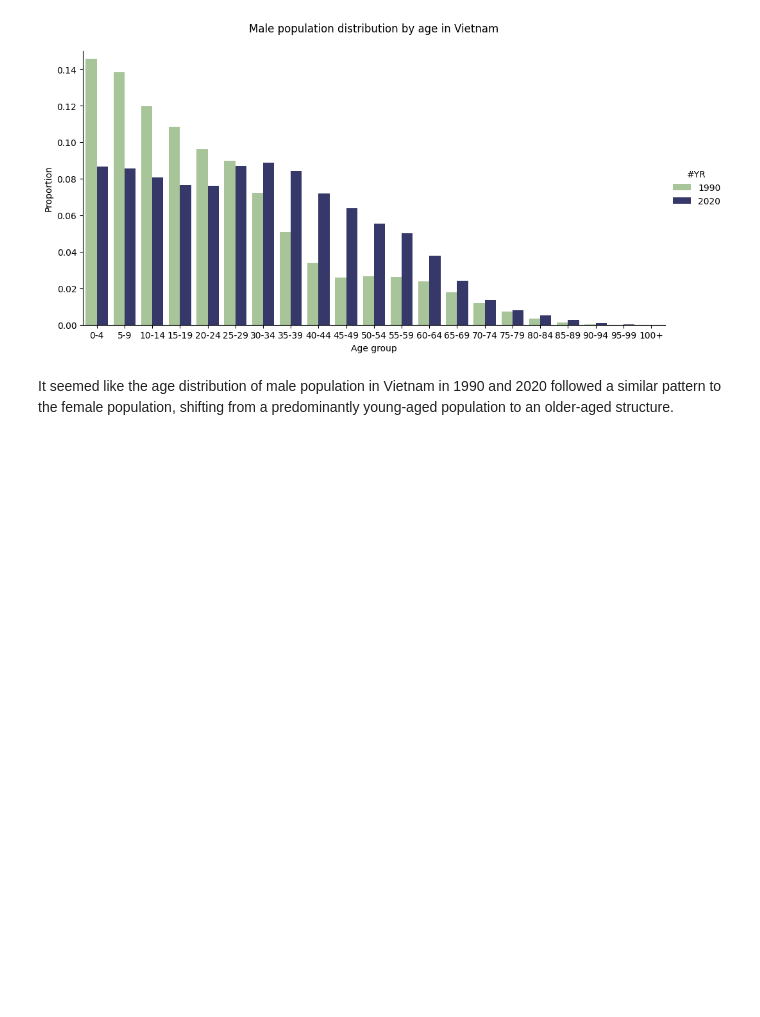
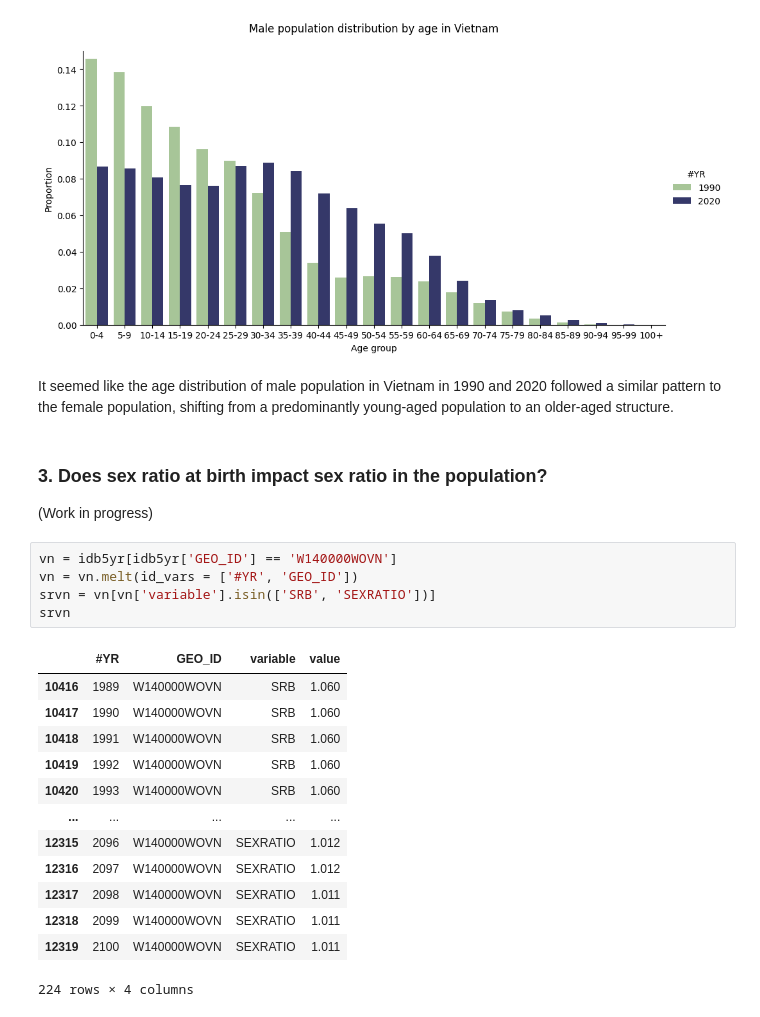
Before and after one commit to thaianle/international-database, a Jupyter notebook: idb5yr-python.ipynb, the cells around one changed output. Cells and saved outputs as stored; diff of their text form; blank space fills up the shorter version.

```diff
--- a/idb5yr-python.ipynb
+++ b/idb5yr-python.ipynb
@@ -325,3 +325,26 @@ Text(35.55812738715278, 0.5, 'Proportion')
 [figure]
 # %% [markdown]
 It seemed like the age distribution of male population in Vietnam in 1990 and 2020 followed a similar pattern to the female population, shifting from a predominantly young-aged population to an older-aged structure.
+# %% [markdown]
+### 3. Does sex ratio at birth impact sex ratio in the population?
+
+(Work in progress)
+# %%
+vn = idb5yr[idb5yr['GEO_ID'] == 'W140000WOVN']
+vn = vn.melt(id_vars = ['#YR', 'GEO_ID'])
+srvn = vn[vn['variable'].isin(['SRB', 'SEXRATIO'])]
+srvn
+# %% [output]
+|  | #YR | GEO_ID | variable | value |
+| 10416 | 1989 | W140000WOVN | SRB | 1.060 |
+| 10417 | 1990 | W140000WOVN | SRB | 1.060 |
+| 10418 | 1991 | W140000WOVN | SRB | 1.060 |
+| 10419 | 1992 | W140000WOVN | SRB | 1.060 |
+| 10420 | 1993 | W140000WOVN | SRB | 1.060 |
+| ... | ... | ... | ... | ... |
+| 12315 | 2096 | W140000WOVN | SEXRATIO | 1.012 |
+| 12316 | 2097 | W140000WOVN | SEXRATIO | 1.012 |
+| 12317 | 2098 | W140000WOVN | SEXRATIO | 1.011 |
+| 12318 | 2099 | W140000WOVN | SEXRATIO | 1.011 |
+| 12319 | 2100 | W140000WOVN | SEXRATIO | 1.011 |
+224 rows × 4 columns
```
Also changed, not shown: parts of 1 cell of this notebook.
